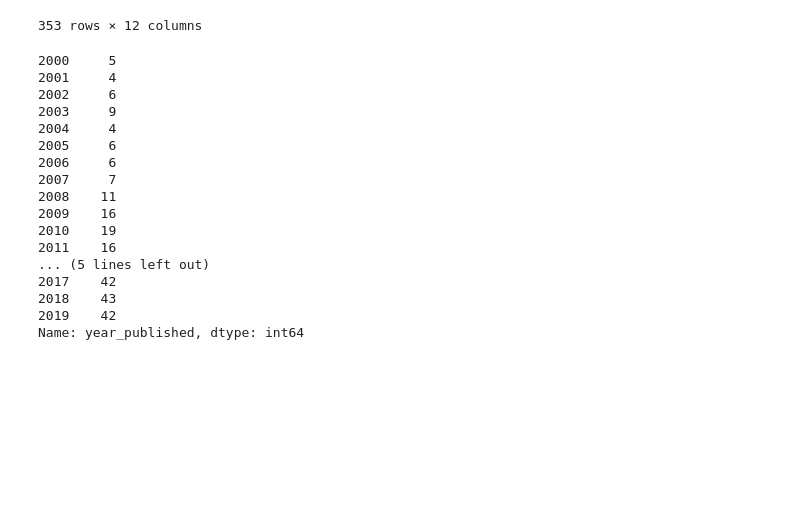
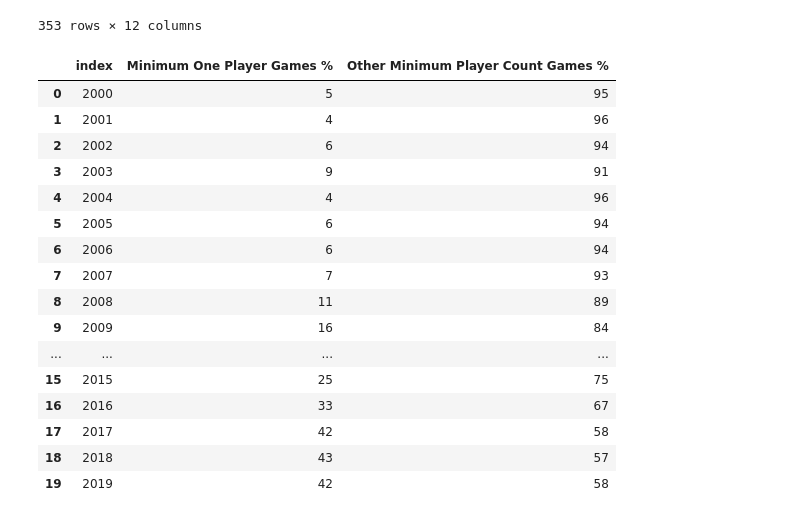
Before and after one commit to blackdenarius307/Board-Games-API-Data-Analysis, a Jupyter notebook: Single Player Board Game Analysis.ipynb, the cells around one changed output. Drawn from its saved outputs; the diff is of its cells as text; code cells hidden in the pictures; blank space fills up the shorter version.

```diff
--- a/Single Player Board Game Analysis.ipynb
+++ b/Single Player Board Game Analysis.ipynb
@@ -42,25 +42,27 @@ Singledescription = Single_player_df.groupby('year_published')
         #years.append(Single_player_df['year_published'][i])
     #if Single_player_df['year_published'][i] == Single_player_df['year_published'][i+1]:
         #count += 1
-# %%
-Letstrythis = Single_player_df['year_published'].value_counts(sort = False)
-Letstrythis
-# %% [output]
-2000     5
-2001     4
-2002     6
-2003     9
-2004     4
-2005     6
-2006     6
-2007     7
-2008    11
-2009    16
-2010    19
-2011    16
-... (5 lines left out)
-2017    42
-2018    43
-2019    42
-Name: year_published, dtype: int64
+# %%
+ProtoLetstrythis = pd.DataFrame(Single_player_df['year_published'].value_counts(sort = False).reset_index())
+Letstrythis = ProtoLetstrythis.rename(columns = {'year_published':'Minimum One Player Games %'})
+Letstrythis['Other Minimum Player Count Games %'] = [95,96,94,91,96,94,94,93,89,84,81,84,80,79,82,75,67,58,57,58]
+Letstrythis
+# %% [output]
+|  | index | Minimum One Player Games % | Other Minimum Player Count Games % |
+| 0 | 2000 | 5 | 95 |
+| 1 | 2001 | 4 | 96 |
+| 2 | 2002 | 6 | 94 |
+| 3 | 2003 | 9 | 91 |
+| 4 | 2004 | 4 | 96 |
+| 5 | 2005 | 6 | 94 |
+| 6 | 2006 | 6 | 94 |
+| 7 | 2007 | 7 | 93 |
+| 8 | 2008 | 11 | 89 |
+| 9 | 2009 | 16 | 84 |
+| ... | ... | ... | ... |
+| 15 | 2015 | 25 | 75 |
+| 16 | 2016 | 33 | 67 |
+| 17 | 2017 | 42 | 58 |
+| 18 | 2018 | 43 | 57 |
+| 19 | 2019 | 42 | 58 |
 # %%
```
Also changed, not shown: parts of 3 cells of this notebook, 1 other file.
